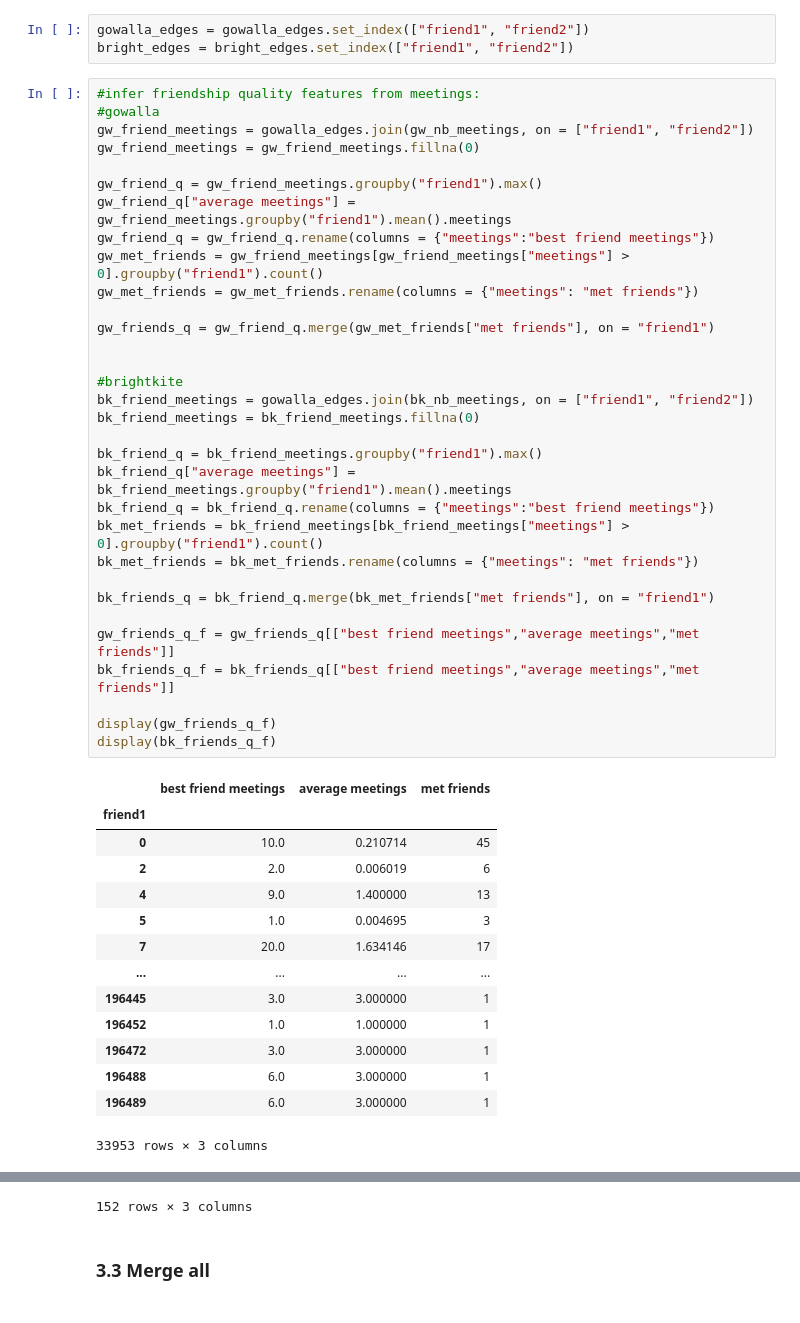
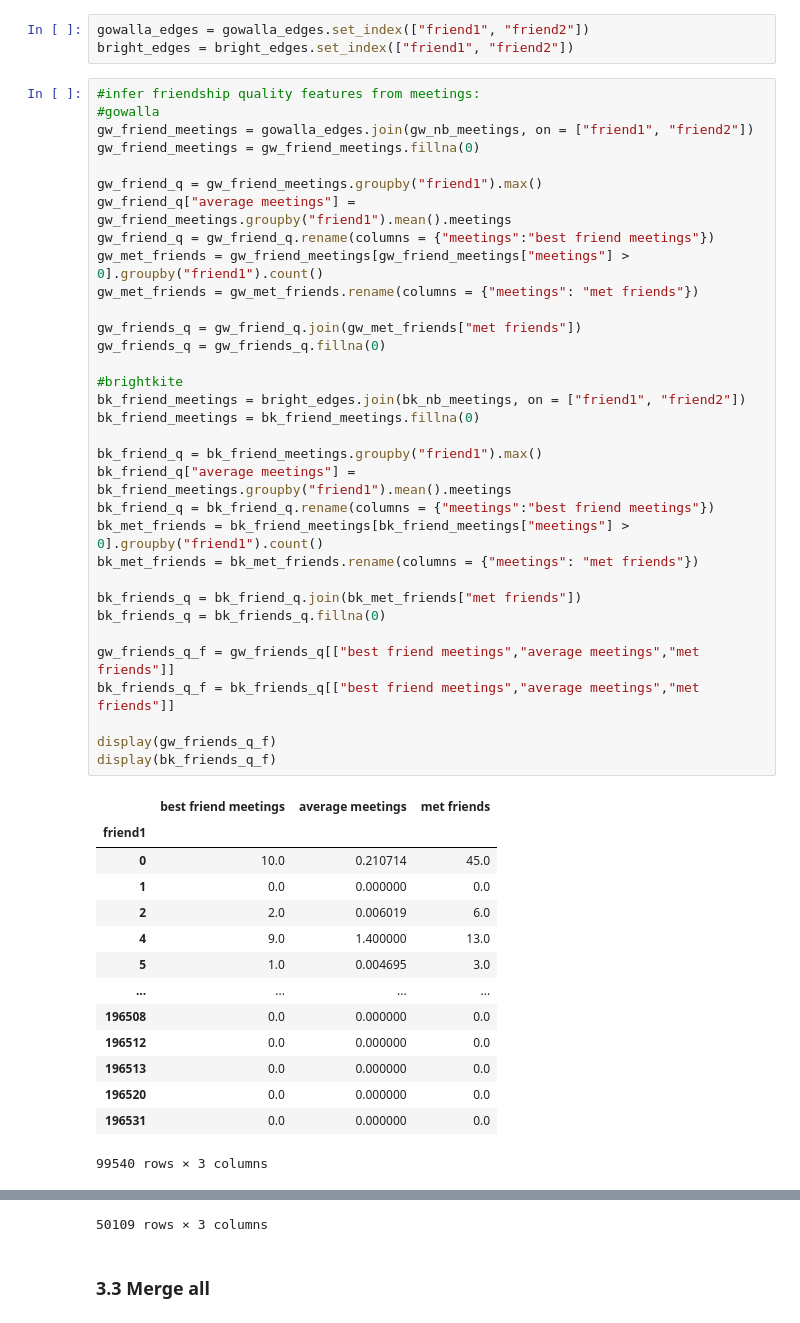
Before and after one commit to asreva/ada-2020-project-milestone-p3-p3_ada-dream-team, a Jupyter notebook: friendship_and_home_position.ipynb, the cells around one changed output, grey strips where cells are left out. Drawn from its saved outputs; the diff is of its cells as text.

```diff
--- a/friendship_and_home_position.ipynb
+++ b/friendship_and_home_position.ipynb
@@ -898,48 +904,49 @@ bright_edges = bright_edges.set_index(["friend1", "friend2"])
 #infer friendship quality features from meetings:
 #gowalla
 gw_friend_meetings = gowalla_edges.join(gw_nb_meetings, on = ["friend1", "friend2"])
 gw_friend_meetings = gw_friend_meetings.fillna(0)
 
 gw_friend_q = gw_friend_meetings.groupby("friend1").max()
 gw_friend_q["average meetings"] =  gw_friend_meetings.groupby("friend1").mean().meetings
 gw_friend_q = gw_friend_q.rename(columns = {"meetings":"best friend meetings"})
 gw_met_friends = gw_friend_meetings[gw_friend_meetings["meetings"] > 0].groupby("friend1").count()
 gw_met_friends = gw_met_friends.rename(columns = {"meetings": "met friends"})
 
-gw_friends_q = gw_friend_q.merge(gw_met_friends["met friends"], on = "friend1")
-
+gw_friends_q = gw_friend_q.join(gw_met_friends["met friends"])
+gw_friends_q = gw_friends_q.fillna(0)
 
 #brightkite
-bk_friend_meetings = gowalla_edges.join(bk_nb_meetings, on = ["friend1", "friend2"])
+bk_friend_meetings = bright_edges.join(bk_nb_meetings, on = ["friend1", "friend2"])
 bk_friend_meetings = bk_friend_meetings.fillna(0)
 
 bk_friend_q = bk_friend_meetings.groupby("friend1").max()
 bk_friend_q["average meetings"] =  bk_friend_meetings.groupby("friend1").mean().meetings
 bk_friend_q = bk_friend_q.rename(columns = {"meetings":"best friend meetings"})
 bk_met_friends = bk_friend_meetings[bk_friend_meetings["meetings"] > 0].groupby("friend1").count()
 bk_met_friends = bk_met_friends.rename(columns = {"meetings": "met friends"})
 
-bk_friends_q = bk_friend_q.merge(bk_met_friends["met friends"], on = "friend1")
+bk_friends_q = bk_friend_q.join(bk_met_friends["met friends"])
+bk_friends_q = bk_friends_q.fillna(0)
 
 gw_friends_q_f = gw_friends_q[["best friend meetings","average meetings","met friends"]]
 bk_friends_q_f = bk_friends_q[["best friend meetings","average meetings","met friends"]]
 
 display(gw_friends_q_f)
 display(bk_friends_q_f)
 # %% [output]
 |  | best friend meetings | average meetings | met friends |
 | friend1 |  |  |  |
-| 0 | 10.0 | 0.210714 | 45 |
-| 2 | 2.0 | 0.006019 | 6 |
-| 4 | 9.0 | 1.400000 | 13 |
-| 5 | 1.0 | 0.004695 | 3 |
-| 7 | 20.0 | 1.634146 | 17 |
+| 0 | 10.0 | 0.210714 | 45.0 |
+| 1 | 0.0 | 0.000000 | 0.0 |
+| 2 | 2.0 | 0.006019 | 6.0 |
+| 4 | 9.0 | 1.400000 | 13.0 |
+| 5 | 1.0 | 0.004695 | 3.0 |
 | ... | ... | ... | ... |
-| 196445 | 3.0 | 3.000000 | 1 |
-| 196452 | 1.0 | 1.000000 | 1 |
-| 196472 | 3.0 | 3.000000 | 1 |
-| 196488 | 6.0 | 3.000000 | 1 |
-| 196489 | 6.0 | 3.000000 | 1 |
+| 196508 | 0.0 | 0.000000 | 0.0 |
+| 196512 | 0.0 | 0.000000 | 0.0 |
+| 196513 | 0.0 | 0.000000 | 0.0 |
+| 196520 | 0.0 | 0.000000 | 0.0 |
+| 196531 | 0.0 | 0.000000 | 0.0 |
-33953 rows × 3 columns
+99540 rows × 3 columns
 |  | best friend meetings | average meetings | met friends |
 | friend1 |  |  |  |
@@ -957,4 +964,4 @@ display(bk_friends_q_f)
-152 rows × 3 columns
+50109 rows × 3 columns
 # %% [markdown]
 ### 3.3 Merge all
 # %% [markdown]
```
Also changed, not shown: parts of 14 cells of this notebook.
